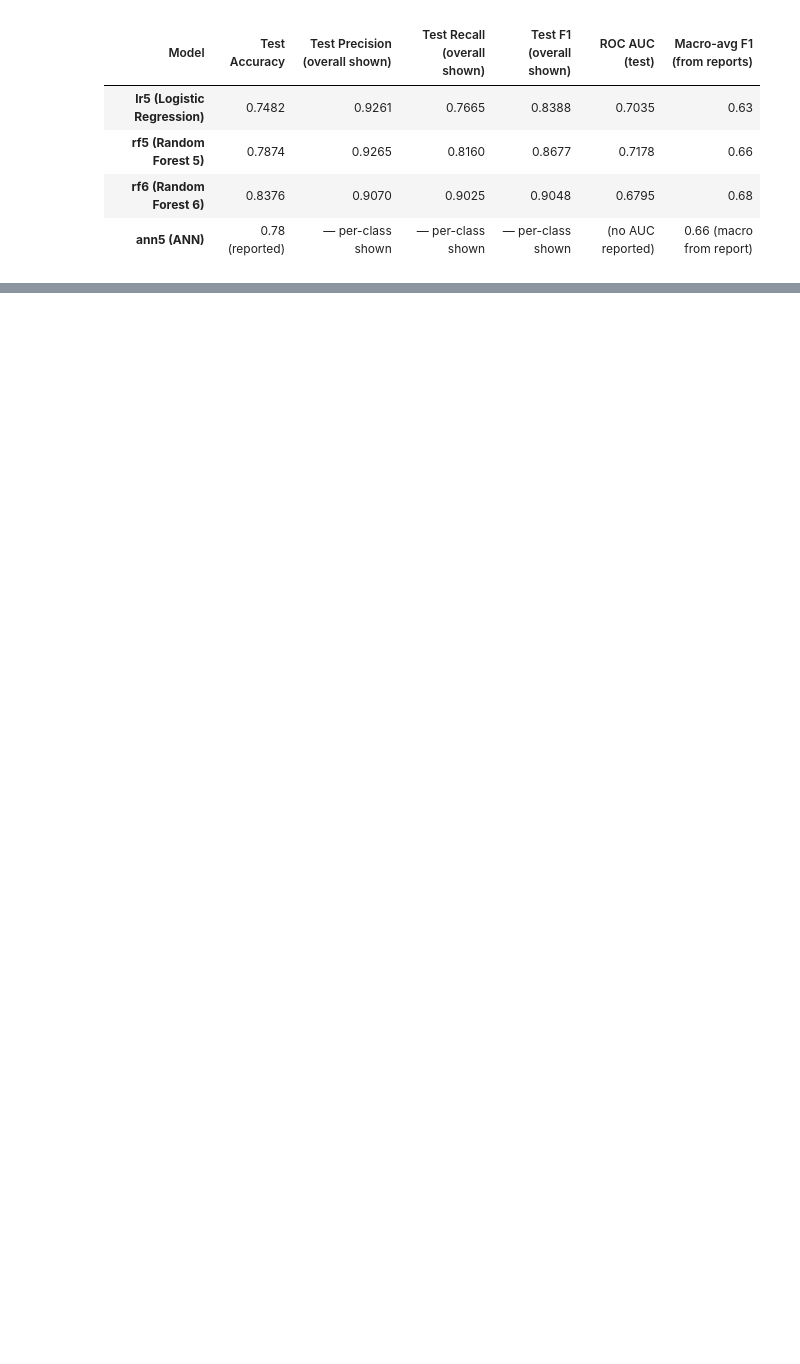
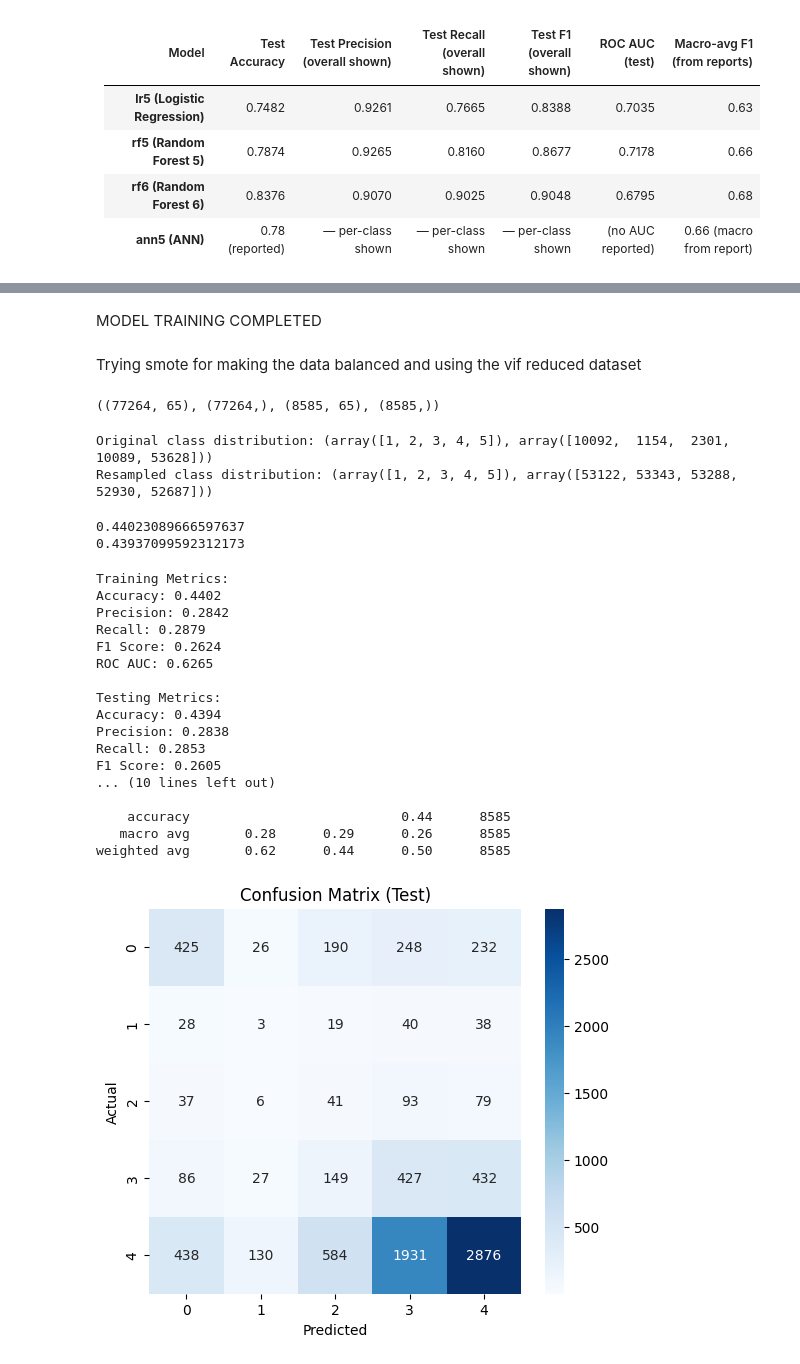
Before and after one commit to AnkurBhatt07/Customer-Satisfaction-Score-Prediction-using-ML-DL, a Jupyter notebook: notebooks/model_training1.ipynb, the cells around one changed output, grey strips where cells are left out. Saved outputs shown, nothing was run; the diff lists cells and outputs as text; code cells hidden in the pictures; blank space fills up the shorter version.

Commit message:
Training with SMOTE method

```diff
--- a/notebooks/model_training1.ipynb
+++ b/notebooks/model_training1.ipynb
@@ -1508,0 +1543,51 @@ We choose rf6 as the final model since it has the best F1 score among all models
+# %% [markdown]
+MODEL TRAINING COMPLETED
+# %% [markdown]
+Trying smote for making the data balanced and using the vif reduced dataset
+# %%
+xtrain ,  xtest ,ytrain ,ytest = train_test_split(X_reduced_1, y , test_size = 0.1 , stratify = y , random_state=42)
+xtrain.shape , ytrain.shape , xtest.shape , ytest.shape
+# %% [output]
+((77264, 65), (77264,), (8585, 65), (8585,))
+# %%
+# i have x_reduced_1 and y and i want to balance y to make all the 5 classes equal using smotetomek
+
+from imblearn.combine import SMOTETomek
+
+smotetomek = SMOTETomek(random_state=42)
+X_resampled, y_resampled = smotetomek.fit_resample(xtrain, ytrain)
+print("Original class distribution:", np.unique(ytrain, return_counts=True))
+print("Resampled class distribution:", np.unique(y_resampled, return_counts=True))
+# %% [output]
+Original class distribution: (array([1, 2, 3, 4, 5]), array([10092,  1154,  2301, 10089, 53628]))
+Resampled class distribution: (array([1, 2, 3, 4, 5]), array([53122, 53343, 53288, 52930, 52687]))
+# %%
+log_reg = LogisticRegression(random_state=42, class_weight='balanced' , n_jobs=-1)
+log_reg.fit(xtrain, ytrain)
+print(log_reg.score(xtrain, ytrain))
+print(log_reg.score(xtest, ytest))
+# %% [output]
+0.44023089666597637
+0.43937099592312173
+# %%
+# evaluate metrics for log_reg
+log_reg_train_metrics, log_reg_test_metrics = evaluate_classification_model1(log_reg, xtrain, ytrain, xtest, ytest)
+# %% [output]
+Training Metrics:
+Accuracy: 0.4402
+Precision: 0.2842
+Recall: 0.2879
+F1 Score: 0.2624
+ROC AUC: 0.6265
+
+Testing Metrics:
+Accuracy: 0.4394
+Precision: 0.2838
+Recall: 0.2853
+F1 Score: 0.2605
+... (10 lines left out)
+
+    accuracy                           0.44      8585
+   macro avg       0.28      0.29      0.26      8585
+weighted avg       0.62      0.44      0.50      8585
+[figure, added]
```
Also changed, not shown: parts of 21 cells of this notebook, 9 other files.
